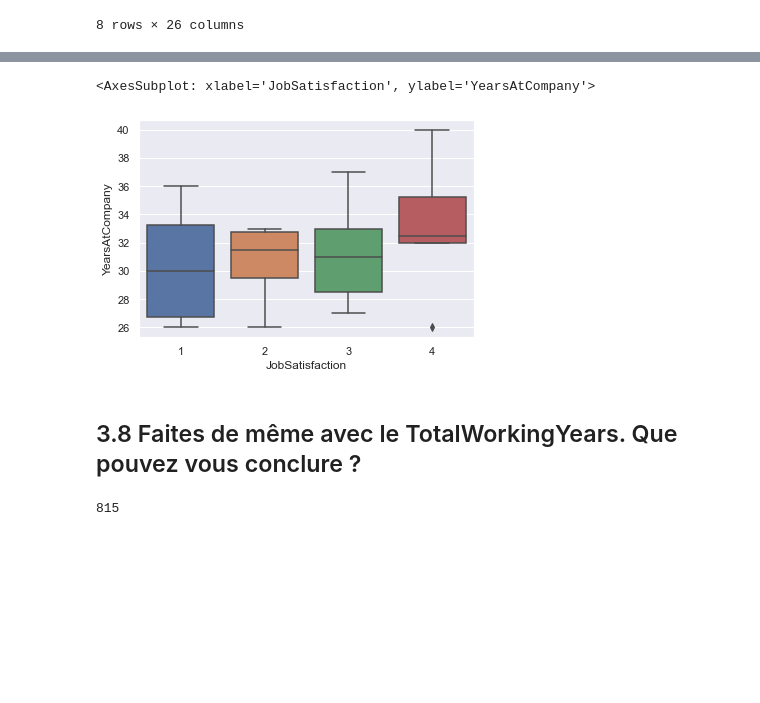
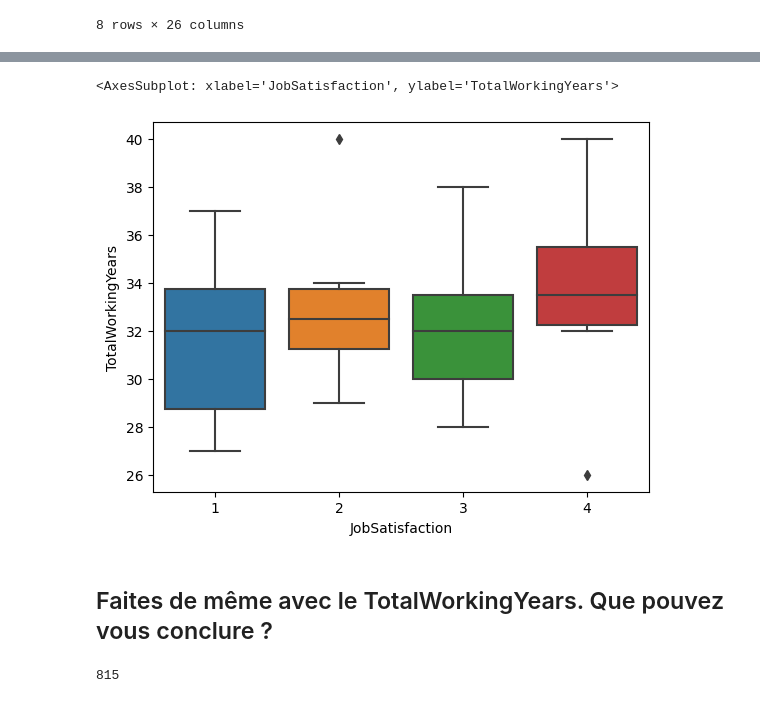
Before and after one commit to Argus416/h3hitema, a Jupyter notebook: Python/Analyse de données /Data Visualisation Statistiques.ipynb, the cells around one changed output, grey strips where cells are left out. Drawn from its saved outputs; the diff is of its cells as text; code cells hidden in the pictures; blank space fills up the shorter version.

```diff
--- a/Python/Analyse de données /Data Visualisation Statistiques.ipynb
+++ b/Python/Analyse de données /Data Visualisation Statistiques.ipynb
@@ -244,11 +248,11 @@ df.describe()
 # %%
 varAbarr = df[df.YearsAtCompany > 25];
-sns.boxplot(x="JobSatisfaction", y="YearsAtCompany", data=varAbarr)
+sns.boxplot(x="JobSatisfaction", y="TotalWorkingYears", data=varAbarr)
 # %% [output]
-<AxesSubplot: xlabel='JobSatisfaction', ylabel='YearsAtCompany'>
+<AxesSubplot: xlabel='JobSatisfaction', ylabel='TotalWorkingYears'>
-[figure, old version]
+[figure, new version]
 # %% [markdown]
-## 3.8 Faites de même avec le TotalWorkingYears. Que pouvez vous conclure ?
+## Faites de même avec le TotalWorkingYears. Que pouvez vous conclure ?
 # %%
 varAbarr.TotalWorkingYears.sum()
 # %% [output]
```
Also changed, not shown: parts of 48 cells of this notebook, 2 other files.
